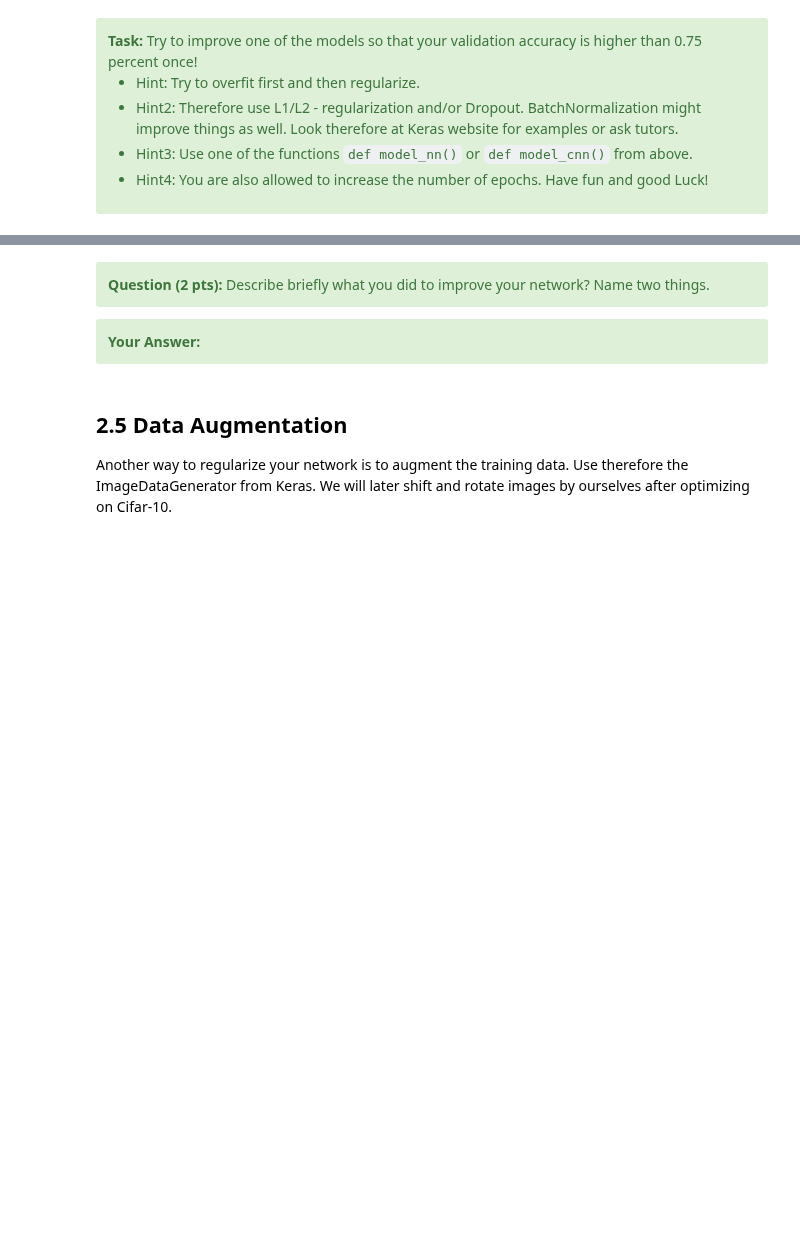
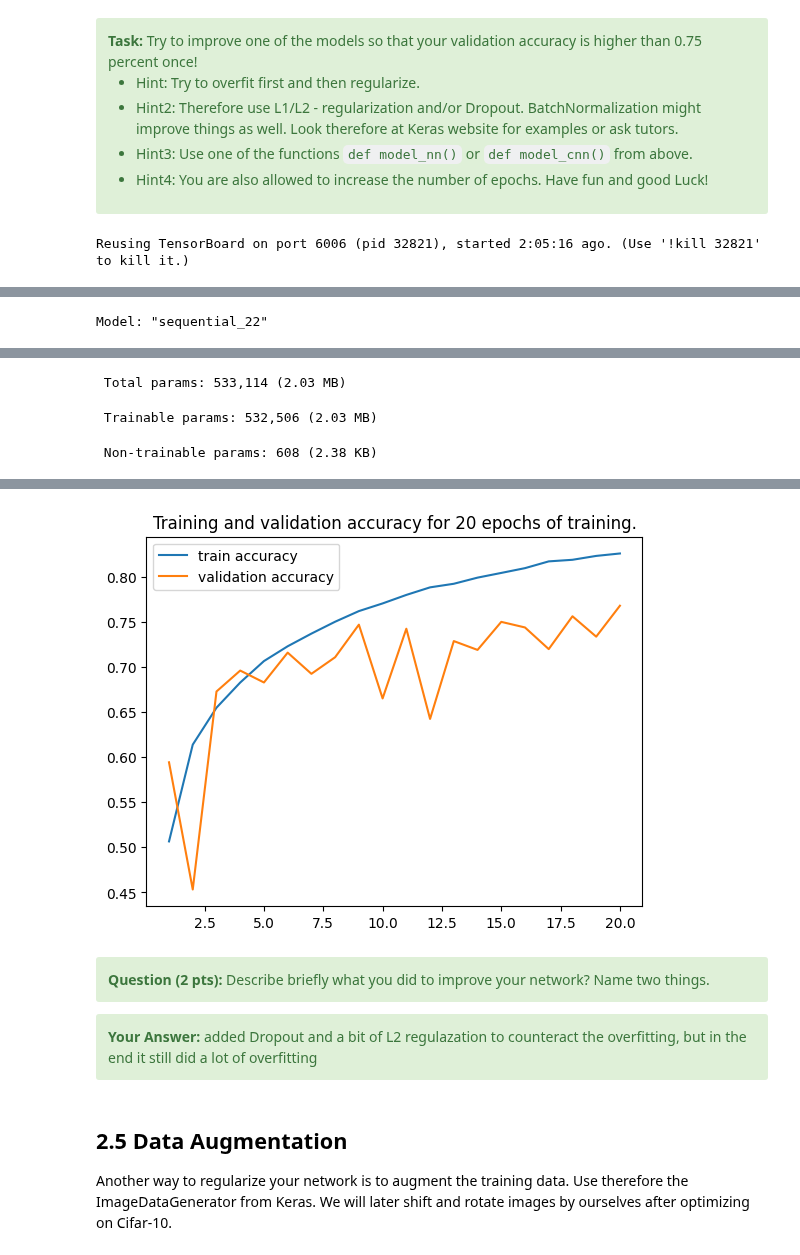
Before and after one commit to anton-seifert/LAMA, a Jupyter notebook: task-6-convolutional-neural-networks/2_exercise_cnn.ipynb, the cells around one changed output, grey strips where cells are left out. Saved outputs shown, nothing was run; the diff lists cells and outputs as text; code cells hidden in the pictures; blank space fills up the shorter version.

```diff
--- a/task-6-convolutional-neural-networks/2_exercise_cnn.ipynb
+++ b/task-6-convolutional-neural-networks/2_exercise_cnn.ipynb
@@ -444,0 +449,65 @@ Epoch 10/10
+# %%
+# Use this block to train the optimized Network.
+# You can copy and paste code from above
+# You might also want to look online for good training strategies
+
+### STUDENT CODE HERE (8 pts)
+def model_cnn_opt() -> tf.keras.Model:
+    from tensorflow.keras import regularizers
+    from tensorflow.keras.layers import Activation, BatchNormalization
+
+    return Sequential([
+        Input(shape = x_train.shape[1:], name='Input_MLP'), #hier ändern macht wenig sinn
+
+        Conv2D(filters= 16, kernel_size = (3,3), padding='same', use_bias = False, name='Conv1', kernel_regularizer= None), #first overfitting
+        BatchNormalization(),
+        Activation("relu"),
+
+        MaxPooling2D(pool_size = (2,2), strides = (2,2), padding='valid', name='Pool1'), #hier ändern macht wenig sinn
+
+
+        Conv2D(filters = 32, kernel_size = (3,3), padding='same', use_bias = False, name='Conv2', kernel_regularizer= None),
+        BatchNormalization(),
+        Activation("relu"),
+
+        MaxPooling2D(pool_size = (2,2), strides = (2,2), padding='valid', name='Pool2'), #hier ändern macht wenig sinn
+        Flatten(name='Flatt_CNN'), #hier ändern macht wenig sinn
+
+        Dropout(0.45),#0.35
+
+        Dense(256, use_bias = False, name='FC-1', kernel_regularizer= regularizers.l2(0.0001)),#0.000001
+        BatchNormalization(),
+        Activation("relu"),
+
+        Dense(num_classes, activation = 'softmax', name='Output_CNN') #hier ändern macht wenig sinn
+    ])
+
+#running the mdodel
+# Train the CNN
+import datetime
+%reload_ext tensorboard
+#!rm -rf ./logs/    #clears the logs
+%tensorboard --logdir logs/cnn_opt_logs/ #bei localhost:6006 funktionierts, im Notbook ists schrott
+                                    #hellere Linien sind die gesmoothden werte, auch mal localhost:6007 oder so gucken
+cnn_model = model_cnn_opt()
+cnn_model.summary()
+
+model_name = "cnn_opt"
+time_stamp = datetime.datetime.now().strftime("%Y%m%d-%H%M%S")
+config_cnn = f"{model_name}_{time_stamp}" # give a recognizable name
+log_dir = 'logs/cnn_opt_logs/'+config_cnn
+
+cnn_logger = TensorBoard(log_dir = log_dir)
+
+cnn_model.compile(loss='categorical_crossentropy', metrics = ['accuracy'], optimizer='Adam')
+history = cnn_model.fit(x_train, y_train_categorical, batch_size=64, epochs=20,
+                        validation_data=(x_test, y_test_categorical),
+                        callbacks=[cnn_logger], verbose=1)
+
+
+
+plot_metric_history(history.history, 'accuracy')
+
+### STUDENT CODE until HERE
+# %% [output]
+Reusing TensorBoard on port 6006 (pid 32821), started 2:05:16 ago. (Use '!kill 32821' to kill it.)
@@ -444,0 +515 @@ Epoch 10/10
+Model: "sequential_22"
@@ -444,0 +533,3 @@ Epoch 10/10
+ Total params: 533,114 (2.03 MB)
+ Trainable params: 532,506 (2.03 MB)
+ Non-trainable params: 608 (2.38 KB)
@@ -445,10 +553,11 @@ Epoch 10/10
+[figure, added]
 # %% [markdown]
 <div class="alert alert-block alert-success">
 <b>Question (2 pts):</b> Describe briefly what you did to improve your network? Name two things.
 </div>
 
 <div class="alert alert-block alert-success">
-<b>Your Answer:</b>
+<b>Your Answer:</b> added Dropout and a bit of L2 regulazation to counteract the overfitting, but in the end it still did a lot of overfitting
 </div>
 # %% [markdown]
 ## 2.5 Data Augmentation
```
Also changed, not shown: parts of 22 cells of this notebook, 2 other files.
